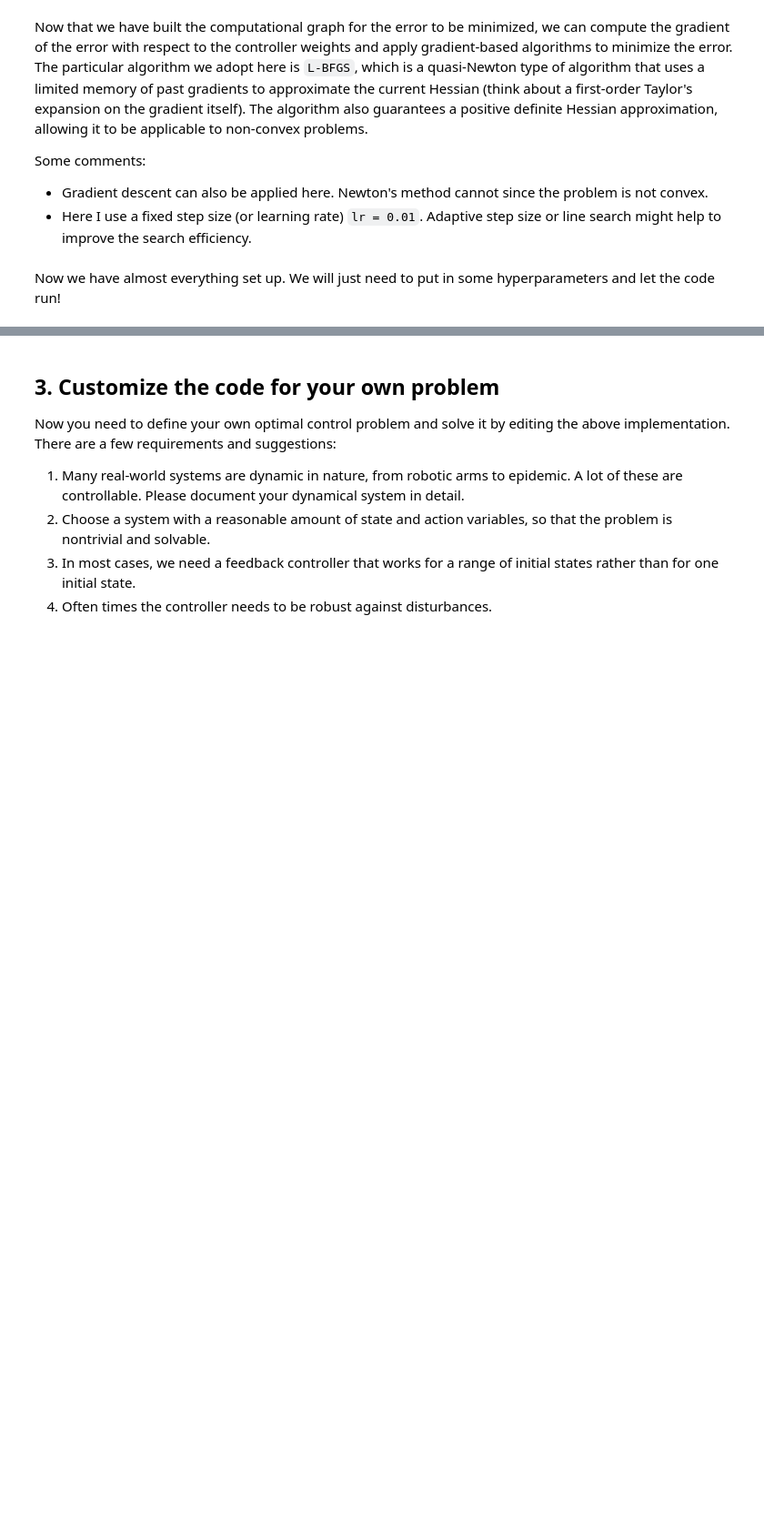
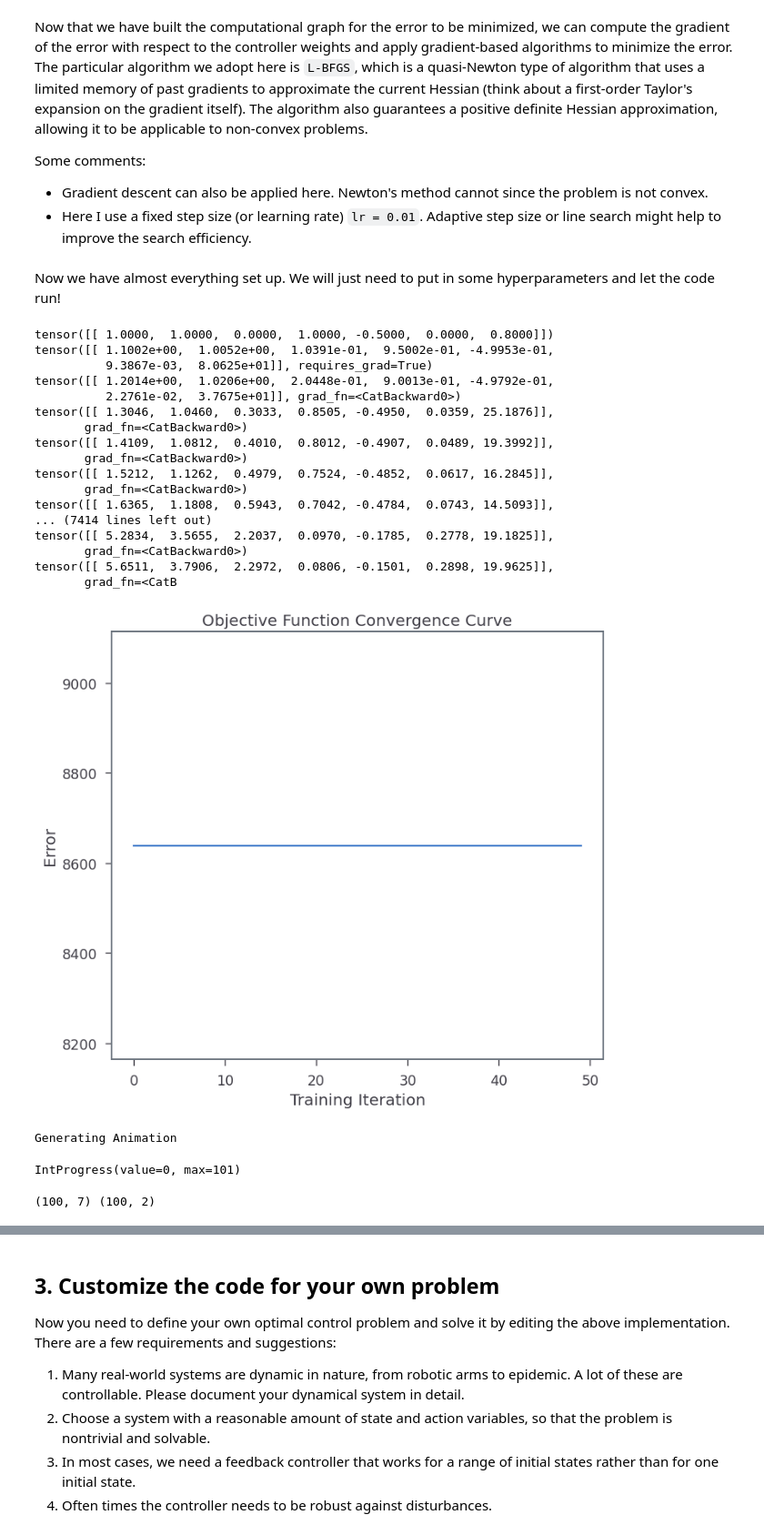
Before and after one commit to naren200/DesignOptimization, a Jupyter notebook: Project-Rocket-Landing/Trial1.ipynb, the cells around one changed output, grey strips where cells are left out. Shown at 91% size. Saved outputs shown, nothing was run; the diff lists cells and outputs as text; code cells hidden in the pictures; blank space fills up the shorter version.

Commit message:
Updated the Simulation & Animation

```diff
--- a/Project-Rocket-Landing/Trial1.ipynb
+++ b/Project-Rocket-Landing/Trial1.ipynb
@@ -80,9 +98,13 @@ Here we set up some global constants for the dynamical model. FRAME_TIME represe
 # environment parameters
 FRAME_TIME = 0.1  # time interval
 GRAVITY_ACCEL_Y = 0.12  # gravity constant in Y direction
-GRAVITY_ACCEL_X =0.  # gravity constant in X direction
+GRAVITY_ACCEL_X =0.12  # gravity constant in X direction
 BOOST_ACCEL = 0.18  # thrust constant
 OMEGA_RATE = 0.1  # max rotation rate
+
+GRAVITY_ACCEL = 9.8
+HEIGHT_MIN_AVOID = 0.3
+HEIGHT_MIN = 0.8
 # %% [markdown]
 Here we set up the dynamical model in Pytorch. The dynamics is written as the forward pass of a neural network (``nn.Module``) so that it becomes a part of a differentiable computational graph. Note: This is the part that requires a lot of patience and care!
 
@@ -120,7 +142,6 @@ class Dynamics(nn.Module):
 
     def forward(self, state, action):
         """
-
         action[0] = uk_x
         action[1] = uk_y
 
@@ -130,15 +151,15 @@ class Dynamics(nn.Module):
         state[3] = y
         state[4] = vy
         state[5] = ay
+        """
 
-        """
         # Apply gravity
         # Note: Here gravity is used to change velocity which is the second element of the state vector
         # Normally, we would do x[1] = x[1] + gravity * delta_time
         # but this is not allowed in PyTorch since it overwrites one variable (x[1]) that is part of the computational graph to be differentiated.
         # Therefore, I define a tensor dx = [0., gravity * delta_time], and do x = x + dx. This is allowed.
 
-        state = torch.zeros((1,6))
+        # state = torch.zeros((1,6))
         uk_x = action[0,0]
         uk_y = action[0,1]
 
@@ -148,13 +169,16 @@ class Dynamics(nn.Module):
         B_mat = torch.tensor([[math.pow(FRAME_TIME,3)/6],
                     [math.pow(FRAME_TIME,2)/2],
                     [FRAME_TIME]])
-        # state_x = torch.zeros((1,3), requires_grad=True)
-        # state_y = torch.zeros((1,3), requires_grad=True)
 
         state_x = torch.matmul(A_mat,state[0,0:3].T) + B_mat.T*uk_x.item()
         state_y = torch.matmul(A_mat,state[0,3:6].T) + B_mat.T*uk_y.item()
 
-        state = torch.cat((state_x, state_y), dim=1)
+        distance_moved = math.sqrt(((uk_x.item()-state_x[0,0])**2+(uk_y.item()-state_y[0,0])**2))
+        total_accel = math.sqrt((state_x[0,2])**2+(state_y[0,2])**2)
+
+        height = torch.tensor([[GRAVITY_ACCEL*distance_moved/total_accel]])  # (x-px)*g/ax
+
+        state = torch.cat((state_x, state_y,height), dim=1)
 
         state.requires_grad_()
         return state
@@ -203,7 +227,9 @@ class Simulation(nn.Module):
     def forward(self, state):
         self.action_trajectory = []
         self.state_trajectory = []
-        for _ in range(T):
+        state = self.state # Initialize the state
+        for _ in range(self.T):
+            print(state)
             action = self.controller(state)
             state = self.dynamics(state, action)
             self.action_trajectory.append(action)
@@ -212,7 +238,7 @@ class Simulation(nn.Module):
 
     @staticmethod
     def initialize_state():
-        state = [[2.,4.,0.,0.,-0.5,0.]]
+        state = [[1.,1.,0.,1.,-0.5,0.,0.8]]
         return torch.tensor(state, requires_grad=False).float()
 
     def error(self, state):
@@ -227,12 +253,12 @@ Some comments:
 class Optimize:
 
     # create properties of the class (simulation, parameters, optimizer, lost_list). Where to receive input of objects
-
     def __init__(self, simulation):
         self.simulation = simulation # define the objective function
         self.parameters = simulation.controller.parameters()
         self.optimizer = optim.LBFGS(self.parameters, lr=0.01) # define the opmization algorithm
         self.loss_list = []
+
 
     # Define loss calculation method for objective function
 
@@ -247,6 +273,7 @@ class Optimize:
         return closure()
 
     # Define training method for the model
+
     def train(self, epochs):
         # self.optimizer = epoch
         l = np.zeros(epochs)
@@ -257,7 +284,7 @@ class Optimize:
             print('[%d] loss: %.3f' % (epoch + 1, loss))
 
             l[epoch]=loss
-            self.visualize()
+            # self.visualize()
 
         plt.plot(list(range(epochs)), l)
 
@@ -268,6 +295,7 @@ class Optimize:
         self.animation(epochs)
 
     # Define result visualization method
+
     def visualize(self):
         data = np.array([self.simulation.state_trajectory[i][0].detach().numpy() for i in range(self.simulation.T)])
         x = data[:, 0]
@@ -275,6 +303,7 @@ class Optimize:
         vx = data[:, 2]
         vy = data[:, 3]
         theta = data[:, 4]
+
         action_data = np.array([self.simulation.action_trajectory[i][0].detach().numpy() for i in range(self.simulation.T)])
         thrust = action_data[:,0]
         frame = range(self.simulation.T)
@@ -336,8 +365,8 @@ class Optimize:
 
         plt.tight_layout()
 
-        ax1.set_xlim(-5, 5)
-        ax1.set_ylim(-2, 5)
+        ax1.set_xlim(-50, 50)
+        ax1.set_ylim(-20, 50)
         ax1.set_aspect(1)  # aspect of the axis scaling, i.e. the ratio of y-unit to x-unit
 
         def update(i):
@@ -375,11 +404,33 @@ class Optimize:
 Now we have almost everything set up. We will just need to put in some hyperparameters and let the code run!
 # %%
 T = 100  # number of time steps of the simulation
-dim_input = 6  # state space dimensions
+dim_input = 7  # state space dimensions
 dim_hidden = 6  # latent dimensions
 dim_output = 2  # action space dimensions
 d = Dynamics()
 c = Controller(dim_input, dim_hidden, dim_output)
 s = Simulation(c, d, T)
 o = Optimize(s)
 o.train(50)  # training with number of epochs (gradient descent steps)
+# %% [output]
+tensor([[ 1.0000,  1.0000,  0.0000,  1.0000, -0.5000,  0.0000,  0.8000]])
+tensor([[ 1.1002e+00,  1.0052e+00,  1.0391e-01,  9.5002e-01, -4.9953e-01,
+          9.3867e-03,  8.0625e+01]], requires_grad=True)
+tensor([[ 1.2014e+00,  1.0206e+00,  2.0448e-01,  9.0013e-01, -4.9792e-01,
+          2.2761e-02,  3.7675e+01]], grad_fn=<CatBackward0>)
+tensor([[ 1.3046,  1.0460,  0.3033,  0.8505, -0.4950,  0.0359, 25.1876]],
+       grad_fn=<CatBackward0>)
+tensor([[ 1.4109,  1.0812,  0.4010,  0.8012, -0.4907,  0.0489, 19.3992]],
+       grad_fn=<CatBackward0>)
+tensor([[ 1.5212,  1.1262,  0.4979,  0.7524, -0.4852,  0.0617, 16.2845]],
+       grad_fn=<CatBackward0>)
+tensor([[ 1.6365,  1.1808,  0.5943,  0.7042, -0.4784,  0.0743, 14.5093]],
+... (7414 lines left out)
+tensor([[ 5.2834,  3.5655,  2.2037,  0.0970, -0.1785,  0.2778, 19.1825]],
+       grad_fn=<CatBackward0>)
+tensor([[ 5.6511,  3.7906,  2.2972,  0.0806, -0.1501,  0.2898, 19.9625]],
+       grad_fn=<CatB
+[figure, added]
+Generating Animation
+IntProgress(value=0, max=101)
+(100, 7) (100, 2)
```
Also changed, not shown: parts of 2 cells of this notebook, 1 other file.
